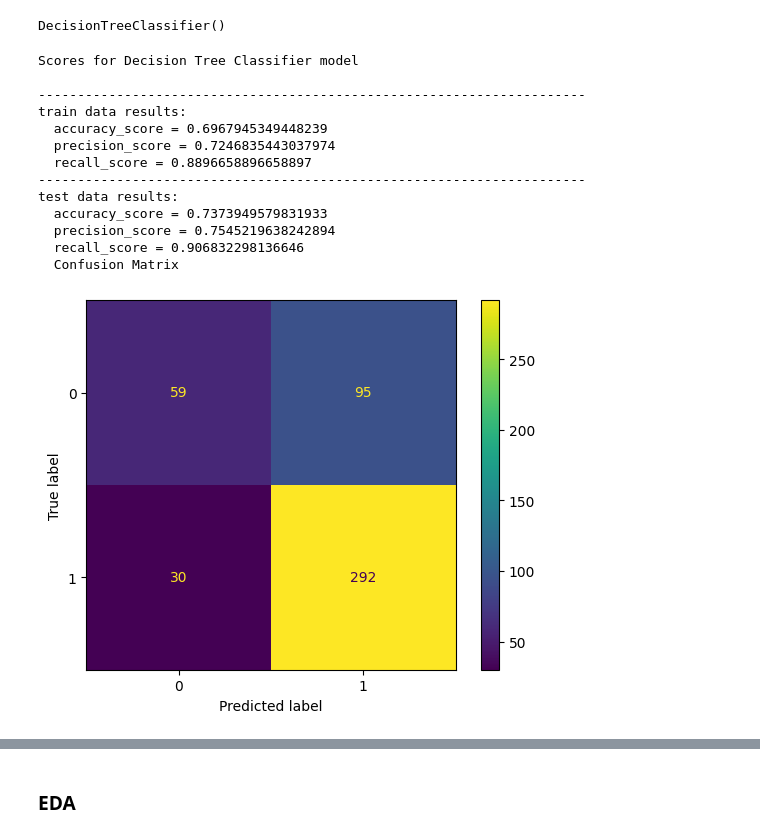
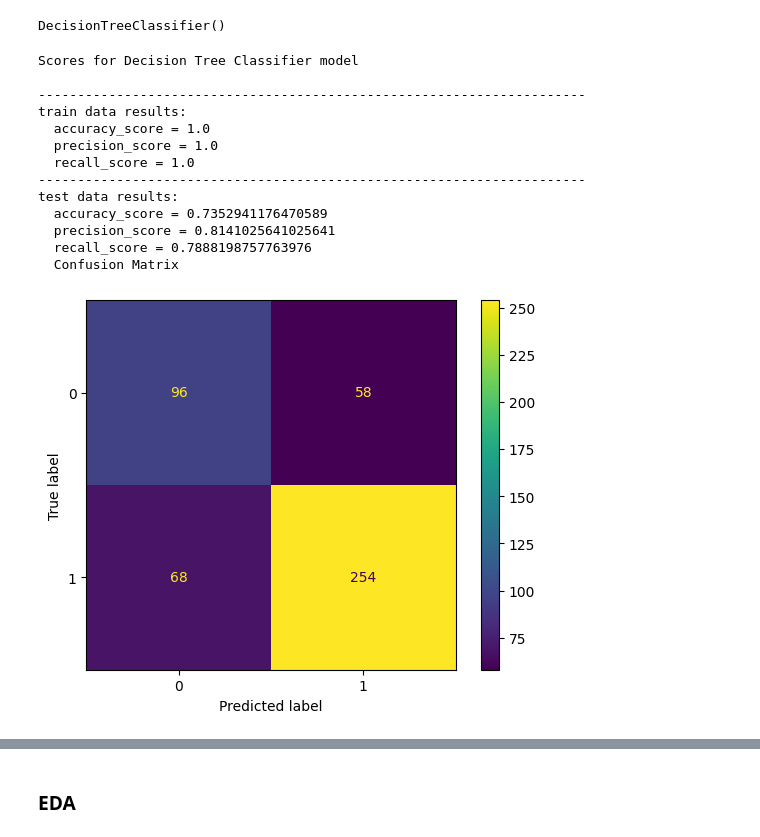
Before and after one commit to PraveenAllam93/data_science_business_cases, a Jupyter notebook: ola.ipynb, the cells around one changed output, grey strips where cells are left out. Drawn from its saved outputs; the diff is of its cells as text; code cells hidden in the pictures.

Commit message:
Decision Tree changed

```diff
--- a/ola.ipynb
+++ b/ola.ipynb
@@ -500,9 +504,15 @@ def grid_search_cv(model, param_grid, scoring, X_train, y_train, folds):
     return grid_search.best_estimator_
 # %% [markdown]
 ##### Logistic Regression Model
+# %%
+scaler = StandardScaler()
+scaler.fit(X_train)
+
+X_train_sca = scaler.transform(X_train)
+X_test_sca = scaler.transform(X_test)
 # %%
 logisticRegression = LogisticRegression()
-logisticRegression.fit(X_train, y_train)
+logisticRegression.fit(X_train_sca, y_train)
 # %% [output]
 LogisticRegression()
 # %%
@@ -529,12 +539,12 @@ solvers = ["newton-cg", "lbfgs", "liblinear"]
 penalty = ["l1", "l2", "elasticnet", None]
 c_values = [100, 10, 1.0, 0.1, 0.01]
 
-param_grid = dict(solver = solvers,penalty = penalty,C = c_values)
+param_grid = dict(solver = solvers,penalty = penalty,C = c_values, max_iter = [1000])
 
-model = grid_search_cv(LogisticRegression(), param_grid, "accuracy", X_train, y_train, folds = 10)
-model.fit(X_train, y_train)
+logreg = grid_search_cv(LogisticRegression(), param_grid, "accuracy", X_train_sca, y_train, folds = 10)
+logreg.fit(X_train_sca, y_train)
 
 print(f"Scores for logistic regression model (hyper parameters tuned)\n")
-metric_scores(y_train, logreg.predict(X_train), data_type = "train")
-metric_scores(y_test, logreg.predict(X_test), data_type = "test")
+metric_scores(y_train, logreg.predict(X_train_sca), data_type = "train")
+metric_scores(y_test, logreg.predict(X_test_sca), data_type = "test")
 # %% [output]
@@ -558,29 +568,29 @@ model_score("Logistic Regression", y_test, logreg.predict(X_test))
 # %% [markdown]
 ##### Decision Tree Model
 # %%
-model = DecisionTreeClassifier()
-model.fit(X_train, y_train)
+decisionTreeClassifier = DecisionTreeClassifier()
+decisionTreeClassifier.fit(X_train, y_train)
 # %% [output]
 DecisionTreeClassifier()
 # %%
 print(f"Scores for Decision Tree Classifier model\n")
-metric_scores(y_train, logisticRegression.predict(X_train), data_type = "train")
-metric_scores(y_test, logisticRegression.predict(X_test), data_type = "test")
+metric_scores(y_train, decisionTreeClassifier.predict(X_train), data_type = "train")
+metric_scores(y_test, decisionTreeClassifier.predict(X_test), data_type = "test")
 # %% [output]
 Scores for Decision Tree Classifier model
 
 ----------------------------------------------------------------------
 train data results:
-  accuracy_score = 0.6967945349448239
-  precision_score = 0.7246835443037974
-  recall_score = 0.8896658896658897
+  accuracy_score = 1.0
+  precision_score = 1.0
+  recall_score = 1.0
 ----------------------------------------------------------------------
 test data results:
-  accuracy_score = 0.7373949579831933
-  precision_score = 0.7545219638242894
-  recall_score = 0.906832298136646
+  accuracy_score = 0.7352941176470589
+  precision_score = 0.8141025641025641
+  recall_score = 0.7888198757763976
   Confusion Matrix
-[figure, old version]
+[figure, new version]
 # %%
 criterion = ["gini", "entropy", "log_loss"]
 splitter = ["best"]
```
Also changed, not shown: parts of 6 cells of this notebook.
